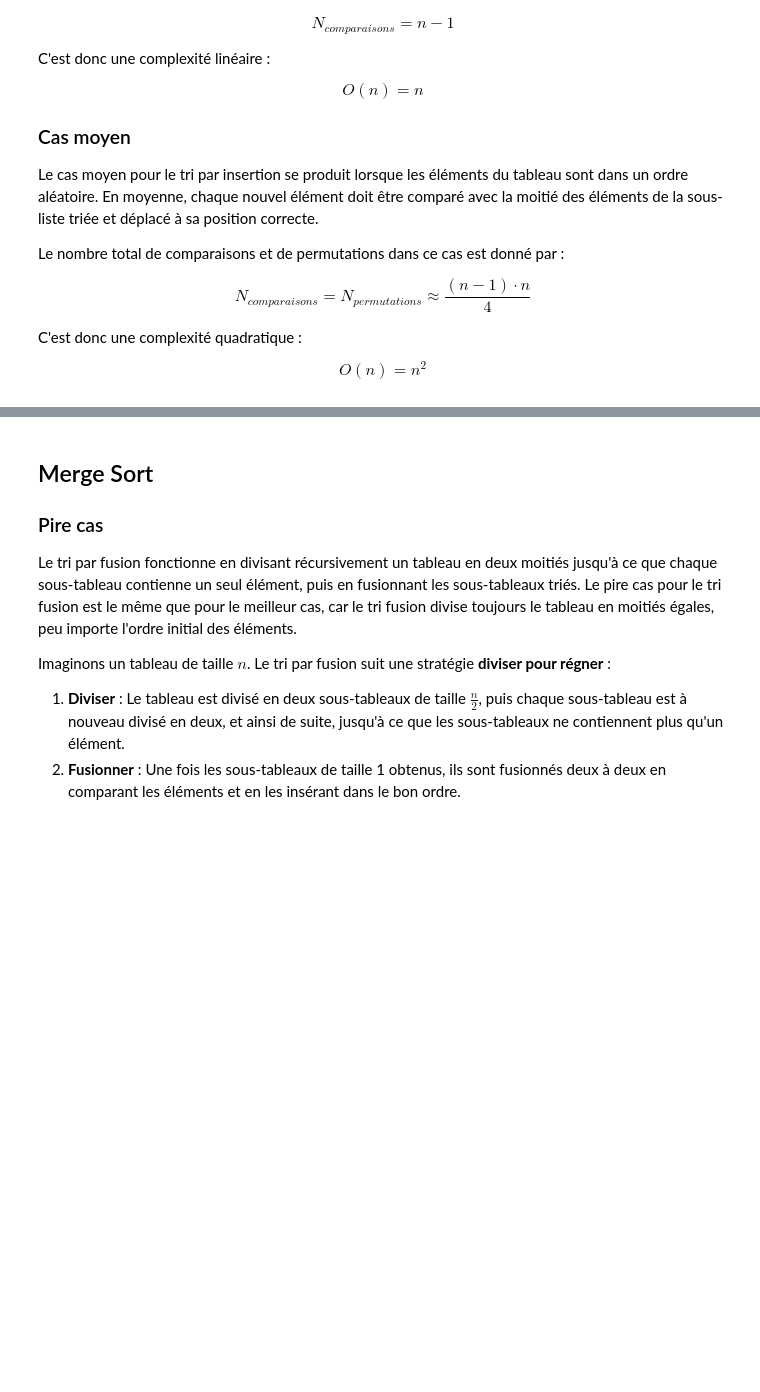
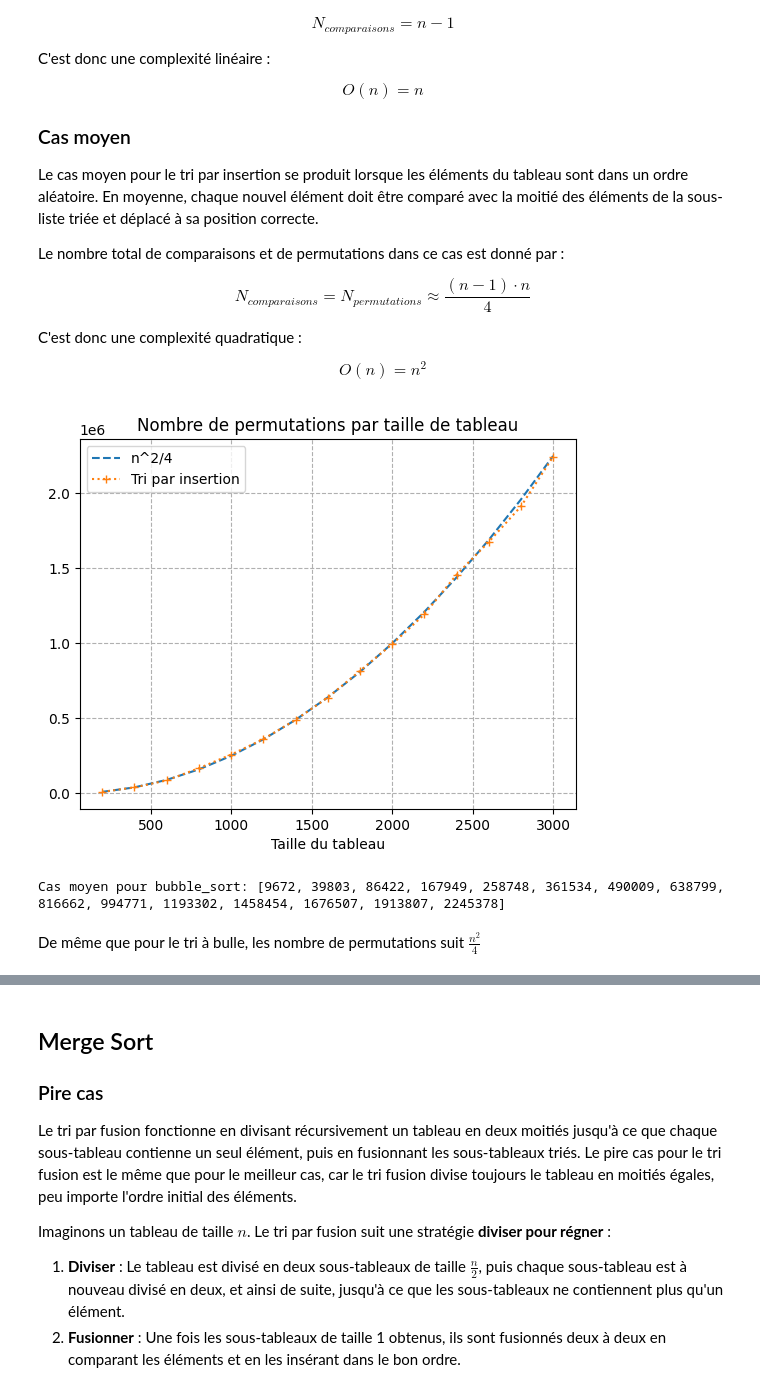
Before and after one commit to Nikoala4/IT4A, a Jupyter notebook: IT4A_Complexity_Project.ipynb, the cells around one changed output, grey strips where cells are left out. Cells and saved outputs as stored; diff of their text form; code cells hidden in the pictures; blank space fills up the shorter version.

Commit message:
tri insert + selct

```diff
--- a/IT4A_Complexity_Project.ipynb
+++ b/IT4A_Complexity_Project.ipynb
@@ -669,3 +670,12 @@ C'est donc une complexité quadratique :
 $$
 O(n) = n^2
 $$
+# %%
+cas_moyen_insertion_sort = calculer_cas_moyen_tri_insertion(bubble_sort_with_stats, type_donnees='random')
+
+print(f"Cas moyen pour bubble_sort: {cas_moyen_insertion_sort}")
+# %% [output]
+[figure, added]
+Cas moyen pour bubble_sort: [9672, 39803, 86422, 167949, 258748, 361534, 490009, 638799, 816662, 994771, 1193302, 1458454, 1676507, 1913807, 2245378]
+# %% [markdown]
+De même que pour le tri à bulle, les nombre de permutations suit $\frac{n^2}{4}$
```
Also changed, not shown: parts of 5 cells of this notebook, 1 other file.
